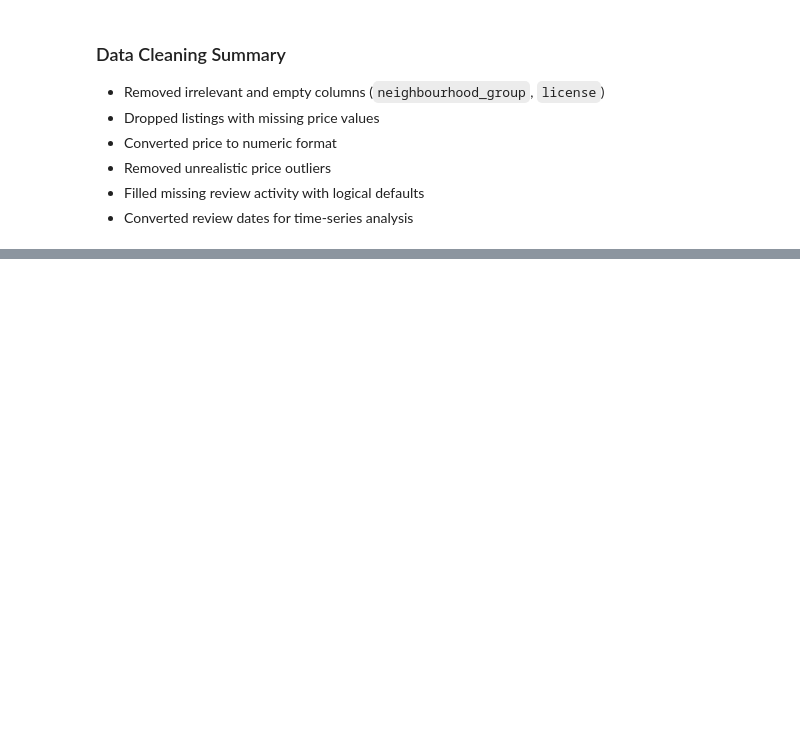
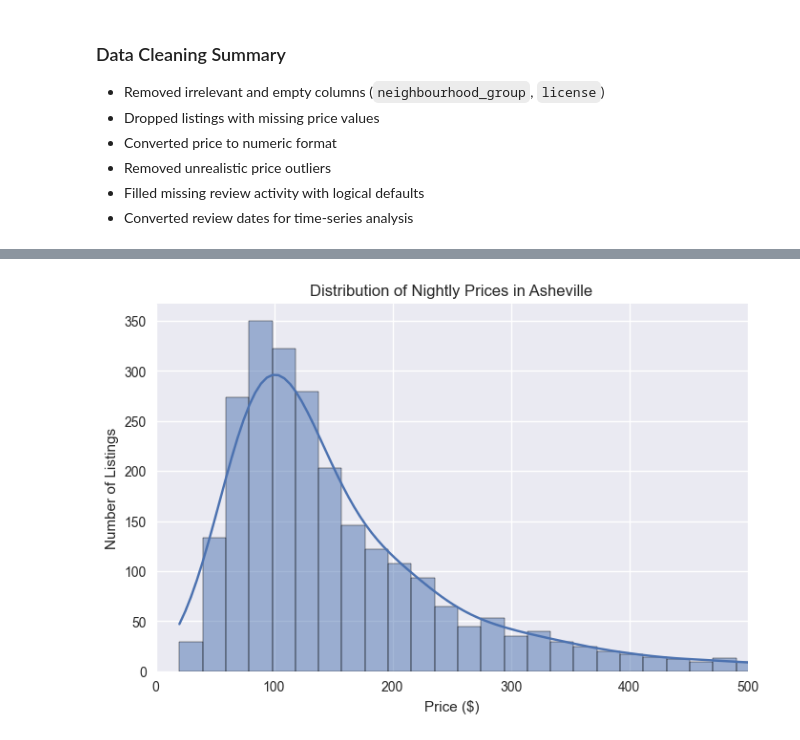
Before and after one commit to kaushalkumar94/airbnb-asheville-analysis, a Jupyter notebook: notebooks/airbnb_asheville_analysis.ipynb, the cells around one changed output, grey strips where cells are left out. Drawn from its saved outputs; the diff is of its cells as text; code cells hidden in the pictures; blank space fills up the shorter version.

```diff
--- a/notebooks/airbnb_asheville_analysis.ipynb
+++ b/notebooks/airbnb_asheville_analysis.ipynb
@@ -233,0 +255,12 @@ dtype: int64
+# %%
+# Plot distribution of listing prices
+plt.figure(figsize=(8, 5))
+sns.histplot(listings["price"], bins=50, kde=True)
+
+plt.title("Distribution of Nightly Prices in Asheville")
+plt.xlabel("Price ($)")
+plt.ylabel("Number of Listings")
+plt.xlim(0, 500)
+plt.show()
+# %% [output]
+[figure, added]
```
Also changed, not shown: parts of 19 cells of this notebook.
